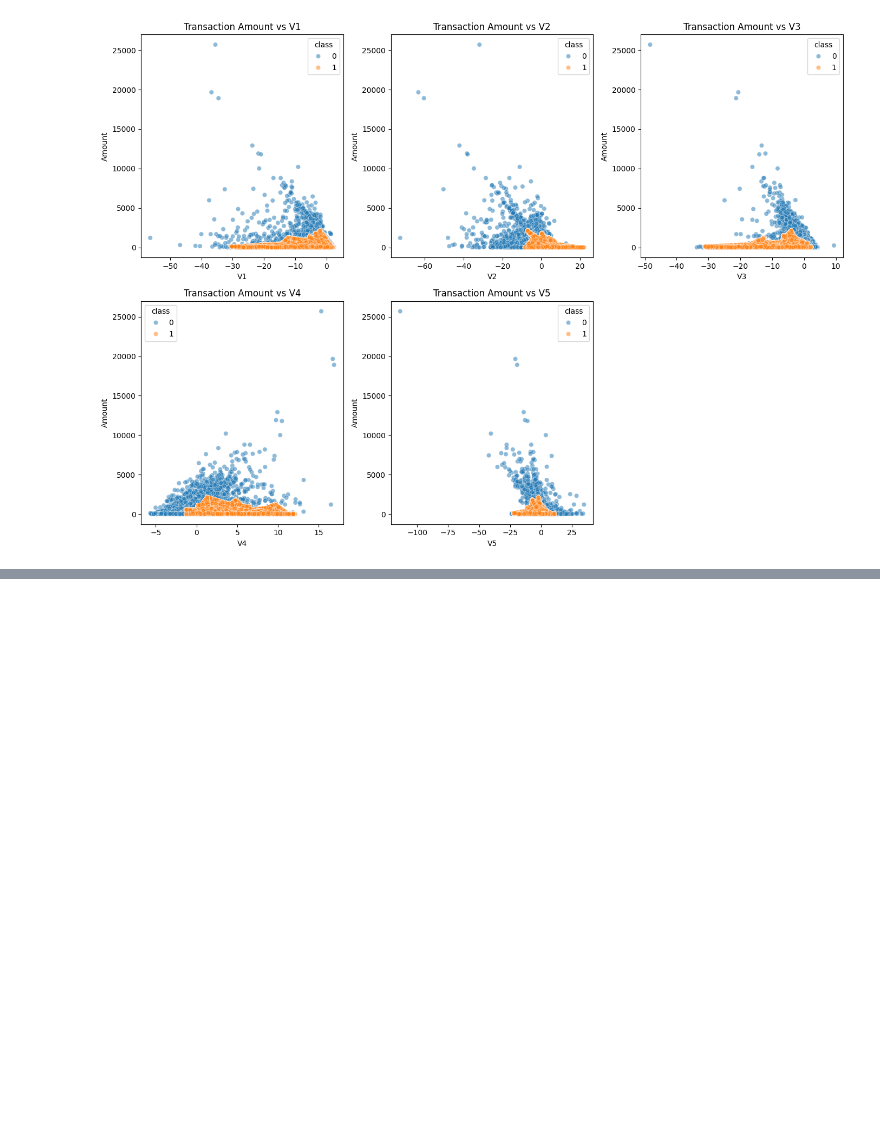
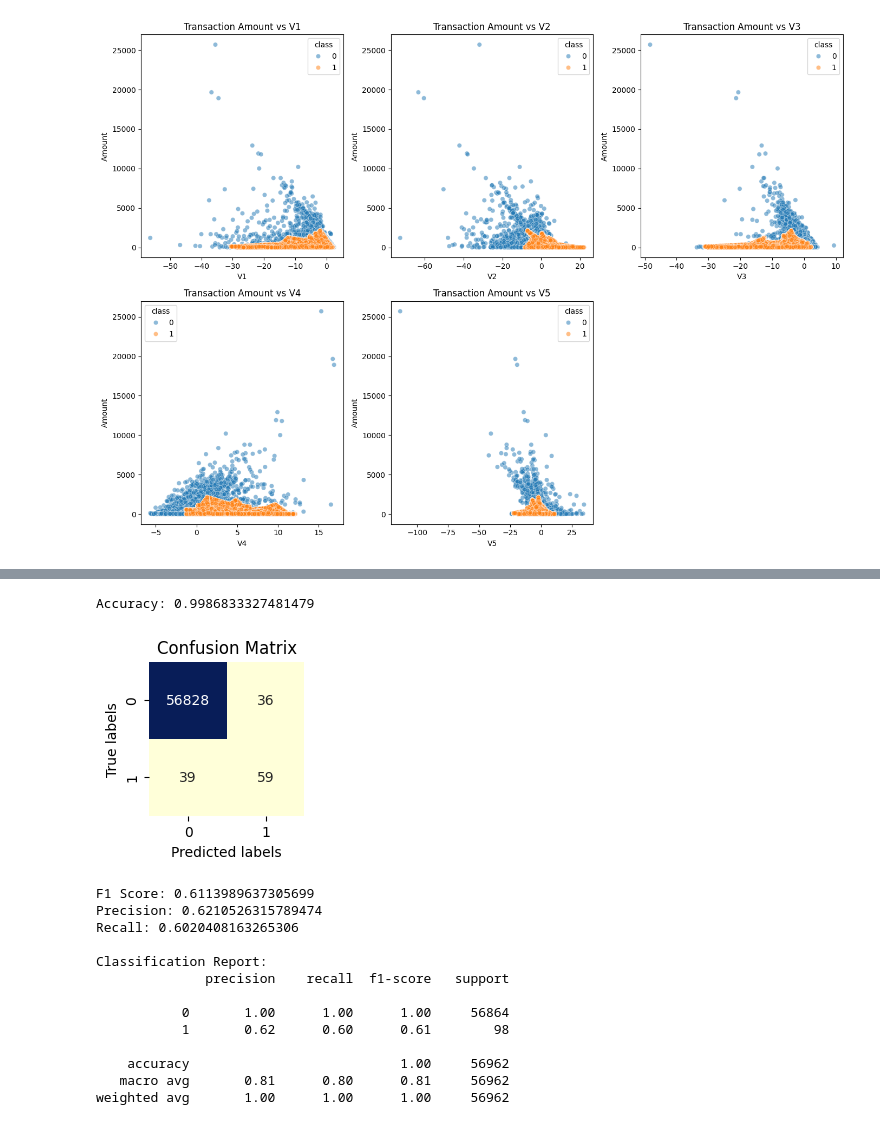
Before and after one commit to sidsharma1331/CSCI5502_Data_Mining_Project, a Jupyter notebook: CSCI5502_Project_Sharma_Tapas_Xia.ipynb, the cells around one changed output, grey strips where cells are left out. Drawn from its saved outputs; the diff is of its cells as text; code cells hidden in the pictures; blank space fills up the shorter version.

```diff
--- a/CSCI5502_Project_Sharma_Tapas_Xia.ipynb
+++ b/CSCI5502_Project_Sharma_Tapas_Xia.ipynb
@@ -408,0 +592,17 @@ plot_transaction_amount_vs_features(balanced_df)
+# %%
+param_grid = {
+    'penalty': ['l1', 'l2'],
+    'C': [0.001, 0.01, 0.1, 1, 10, 100]
+}
+
+logreg = LogisticRegression()
+
+grid_search = GridSearchCV(estimator=logreg, param_grid=param_grid, cv=5, scoring='accuracy', verbose=1, n_jobs=-1)
+
+grid_search.fit(X_train, y_train)
+
+best_logreg = grid_search.best_estimator_
+
+y_pred = best_logreg.predict(X_test)
+
+print("\nBest Hyperparameters:", grid_search.best_params_)
@@ -408,0 +637,39 @@ plot_transaction_amount_vs_features(balanced_df)
+# %%
+accuracy_LR = accuracy_score(y_test, y_pred)
+print("Accuracy:", accuracy_LR)
+
+conf_matrix_LR = confusion_matrix(y_test, y_pred)
+plt.figure(figsize=(2, 2))
+sns.heatmap(conf_matrix_LR, annot=True, cmap="YlGnBu", fmt='g', cbar=False)
+plt.xlabel('Predicted labels')
+plt.ylabel('True labels')
+plt.title('Confusion Matrix')
+plt.show()
+
+f1_LR = f1_score(y_test, y_pred)
+print("F1 Score:", f1_LR)
+
+precision_LR = precision_score(y_test, y_pred)
+print("Precision:", precision_LR)
+
+recall_LR = recall_score(y_test, y_pred)
+print("Recall:", recall_LR)
+
+print("\nClassification Report:")
+print(classification_report(y_test, y_pred))
+# %% [output]
+Accuracy: 0.9986833327481479
+[figure, added]
+F1 Score: 0.6113989637305699
+Precision: 0.6210526315789474
+Recall: 0.6020408163265306
+
+Classification Report:
+              precision    recall  f1-score   support
+
+           0       1.00      1.00      1.00     56864
+           1       0.62      0.60      0.61        98
+
+    accuracy                           1.00     56962
+   macro avg       0.81      0.80      0.81     56962
+weighted avg       1.00      1.00      1.00     56962
```
Also changed, not shown: parts of 96 cells of this notebook.
